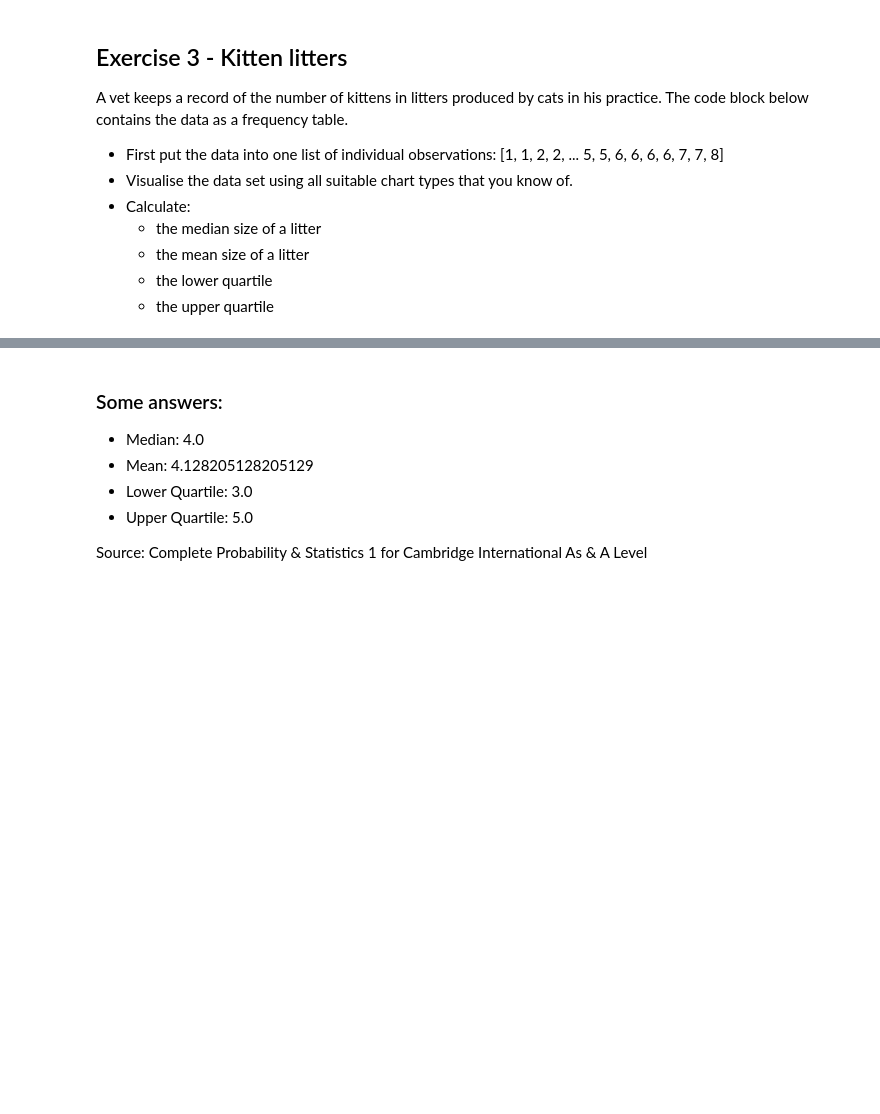
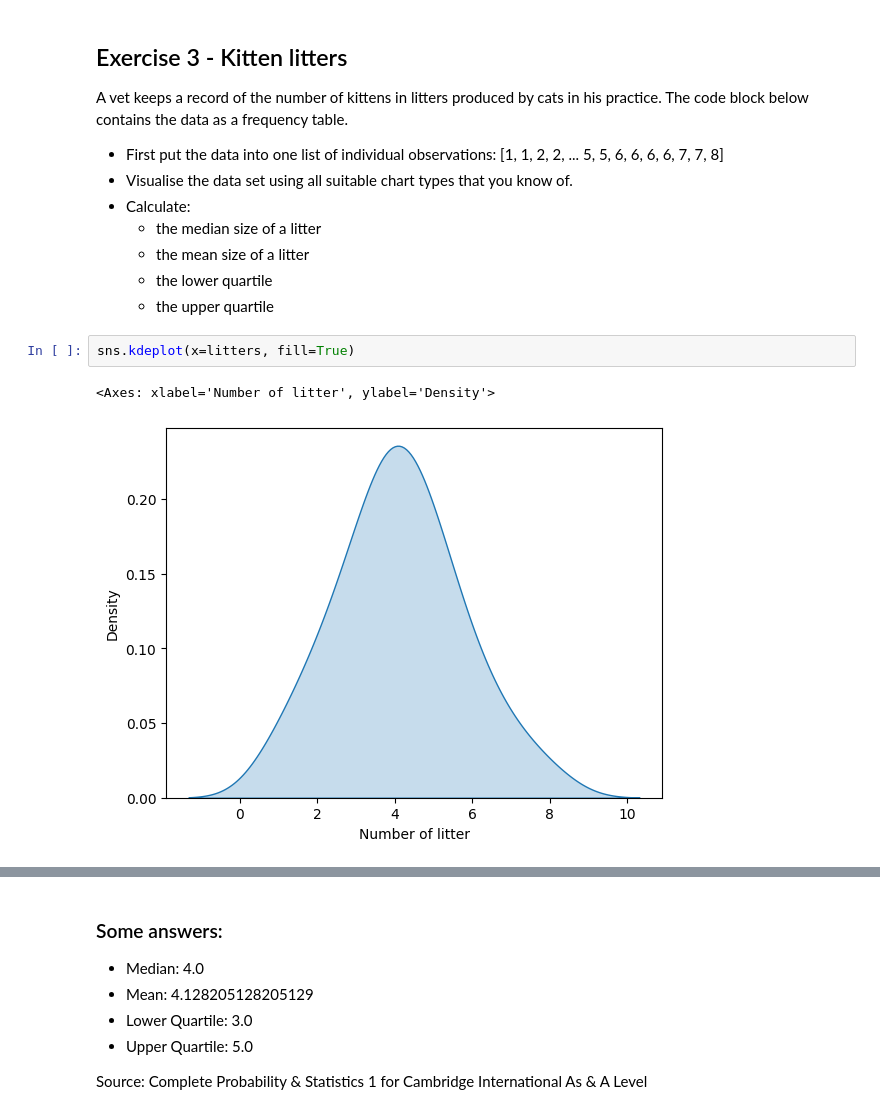
Before and after one commit to Seppevo/dsai-labs, a Jupyter notebook: 2-analysis-1-var/lab-2.03-kitten-litters.ipynb, the cells around one changed output, grey strips where cells are left out. Drawn from its saved outputs; the diff is of its cells as text; blank space fills up the shorter version.

```diff
--- a/2-analysis-1-var/lab-2.03-kitten-litters.ipynb
+++ b/2-analysis-1-var/lab-2.03-kitten-litters.ipynb
@@ -23,3 +23,8 @@ A vet keeps a record of the number of kittens in litters produced by cats in his
     - the mean size of a litter
     - the lower quartile
     - the upper quartile
+# %%
+sns.kdeplot(x=litters, fill=True)
+# %% [output]
+<Axes: xlabel='Number of litter', ylabel='Density'>
+[figure, added]
```
Also changed, not shown: parts of 6 cells of this notebook, 5 other files.
